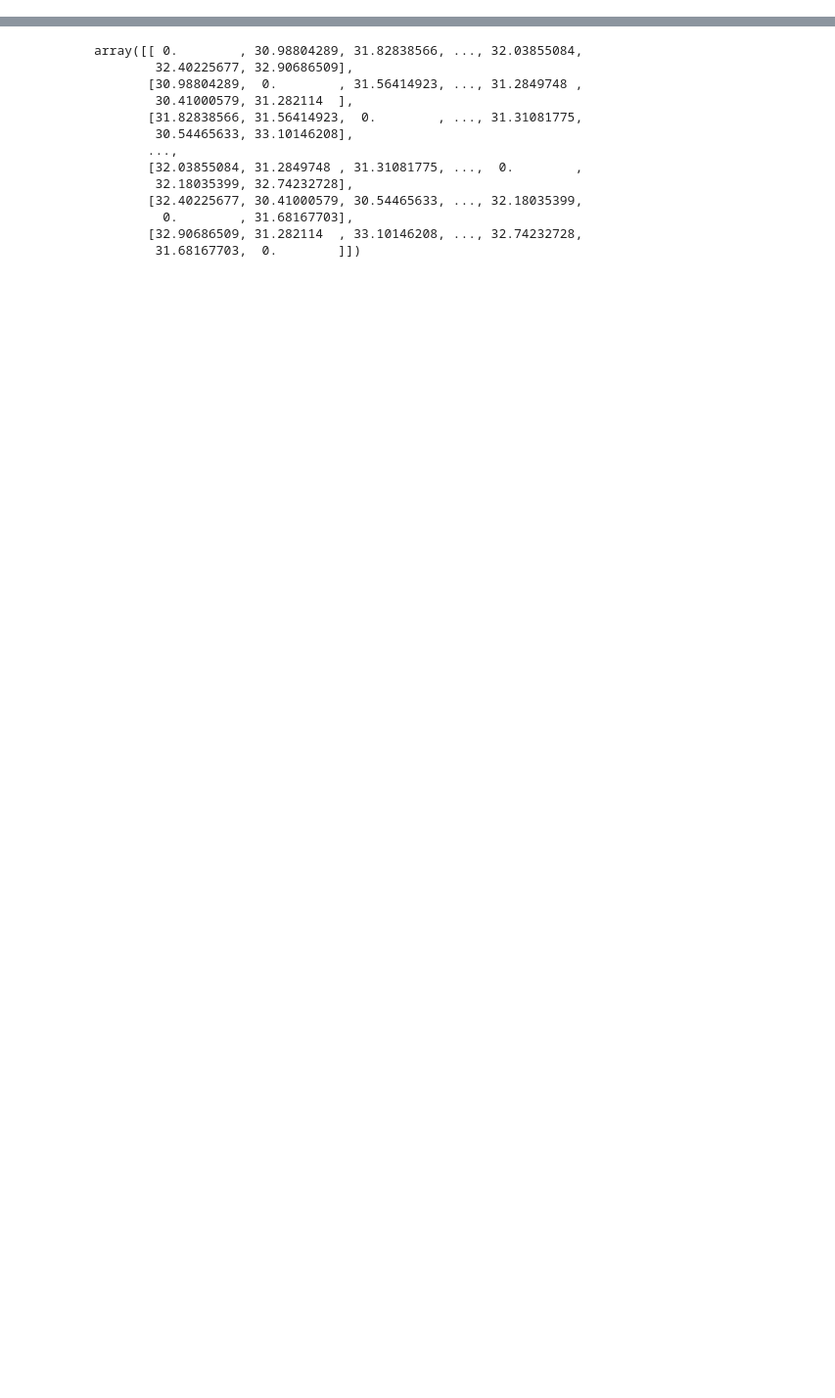
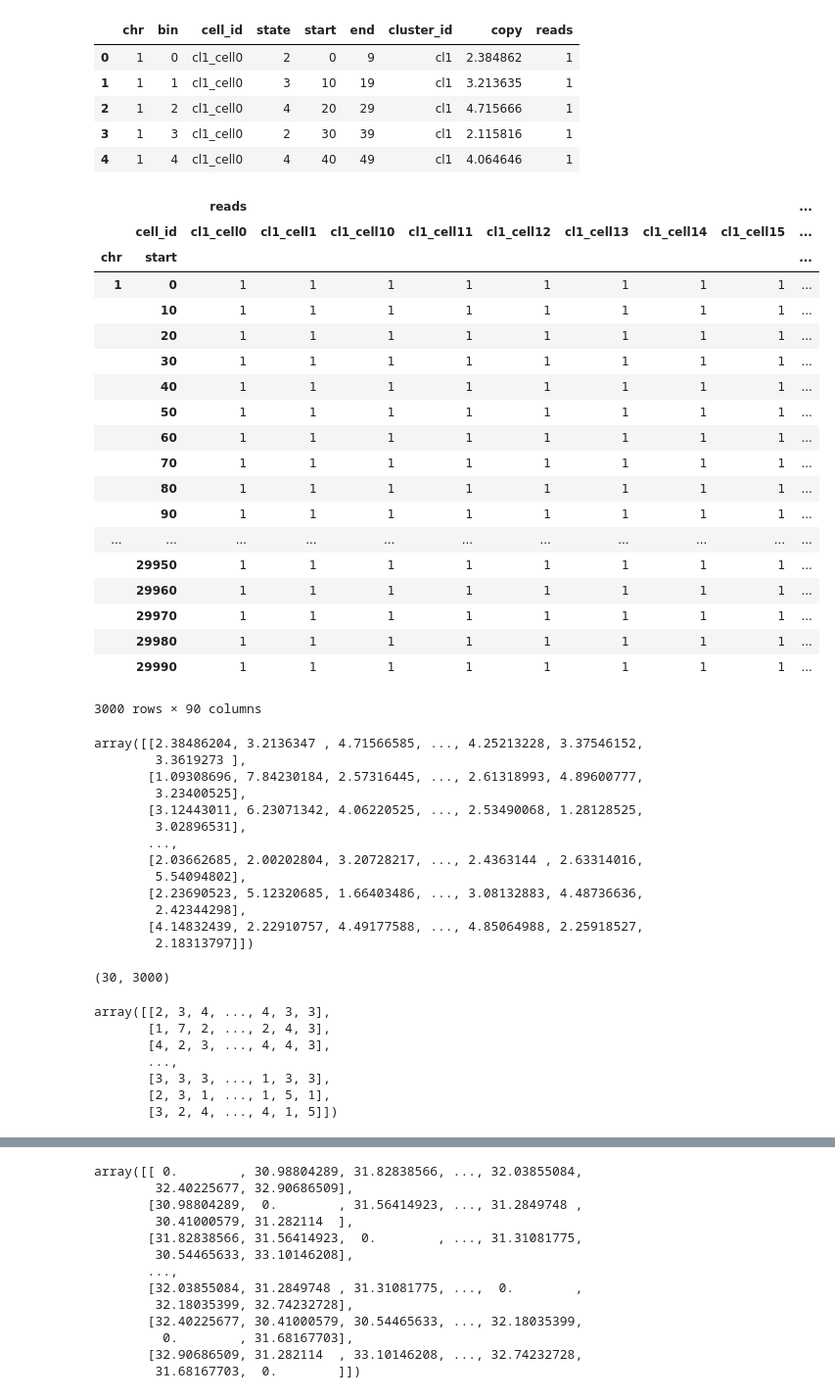
Before and after one commit to shahcompbio/scgenome-deprecated, a Jupyter notebook: notebooks/scratch.ipynb, the cells around one changed output, grey strips where cells are left out. Shown at 98% size. Drawn from its saved outputs; the diff is of its cells as text; code cells hidden in the pictures; blank space fills up the shorter version.

```diff
--- a/notebooks/scratch.ipynb
+++ b/notebooks/scratch.ipynb
@@ -85,0 +81,80 @@ sum((cn_mat[0,:] - cn_mat[1,:])**2)**0.5
+# %%
+cn_data["reads"] = 1
+display(cn_data.head())
+
+def conv(cn_data, index_ids = ["chr","start","cell_id"], value_ids=["reads","state","copy"]):
+    matrix_data = (
+        cn_data.set_index(index_ids)[value_ids]
+            .unstack(level=2, fill_value=0.))
+    copy = matrix_data["copy"].values
+    measurement = copy.T
+
+    cell_ids = matrix_data["copy"].columns
+    return matrix_data, measurement, cell_ids
+
+def cn_data_to_mat_data_ids(cn_data, data_id=CN_DATA_ID, cell_id=CELL_ID,
+                            index_ids=INDEX_IDS, value_ids=VALUE_IDS):
+    matrix_data = (
+        cn_data.set_index(index_ids)[value_ids]
+            .unstack(level=2, fill_value=0.))
+    copy = matrix_data[data_id].values
+    measurement = copy.T
+
+    cell_ids = matrix_data.columns.to_frame().loc[data_id][cell_id]
+    return matrix_data, measurement, cell_ids
+
+res = conv(cn_data)
+display(res[0])
+display(res[1])
+display(res[1].shape)
+display(cn_mat)
+display(res[2])
+display(res[2].shape)
+# %% [output]
+|  | chr | bin | cell_id | state | start | end | cluster_id | copy | reads |
+| 0 | 1 | 0 | cl1_cell0 | 2 | 0 | 9 | cl1 | 2.384862 | 1 |
+| 1 | 1 | 1 | cl1_cell0 | 3 | 10 | 19 | cl1 | 3.213635 | 1 |
+| 2 | 1 | 2 | cl1_cell0 | 4 | 20 | 29 | cl1 | 4.715666 | 1 |
+| 3 | 1 | 3 | cl1_cell0 | 2 | 30 | 39 | cl1 | 2.115816 | 1 |
+| 4 | 1 | 4 | cl1_cell0 | 4 | 40 | 49 | cl1 | 4.064646 | 1 |
+|  |  | reads |  |  |  |  |  |  |  | ... |
+|  | cell_id | cl1_cell0 | cl1_cell1 | cl1_cell10 | cl1_cell11 | cl1_cell12 | cl1_cell13 | cl1_cell14 | cl1_cell15 | ... |
+| chr | start |  |  |  |  |  |  |  |  | ... |
+| 1 | 0 | 1 | 1 | 1 | 1 | 1 | 1 | 1 | 1 | ... |
+|  | 10 | 1 | 1 | 1 | 1 | 1 | 1 | 1 | 1 | ... |
+|  | 20 | 1 | 1 | 1 | 1 | 1 | 1 | 1 | 1 | ... |
+|  | 30 | 1 | 1 | 1 | 1 | 1 | 1 | 1 | 1 | ... |
+|  | 40 | 1 | 1 | 1 | 1 | 1 | 1 | 1 | 1 | ... |
+|  | 50 | 1 | 1 | 1 | 1 | 1 | 1 | 1 | 1 | ... |
+|  | 60 | 1 | 1 | 1 | 1 | 1 | 1 | 1 | 1 | ... |
+|  | 70 | 1 | 1 | 1 | 1 | 1 | 1 | 1 | 1 | ... |
+|  | 80 | 1 | 1 | 1 | 1 | 1 | 1 | 1 | 1 | ... |
+|  | 90 | 1 | 1 | 1 | 1 | 1 | 1 | 1 | 1 | ... |
+| ... | ... | ... | ... | ... | ... | ... | ... | ... | ... | ... |
+|  | 29950 | 1 | 1 | 1 | 1 | 1 | 1 | 1 | 1 | ... |
+|  | 29960 | 1 | 1 | 1 | 1 | 1 | 1 | 1 | 1 | ... |
+|  | 29970 | 1 | 1 | 1 | 1 | 1 | 1 | 1 | 1 | ... |
+|  | 29980 | 1 | 1 | 1 | 1 | 1 | 1 | 1 | 1 | ... |
+|  | 29990 | 1 | 1 | 1 | 1 | 1 | 1 | 1 | 1 | ... |
+3000 rows × 90 columns
+array([[2.38486204, 3.2136347 , 4.71566585, ..., 4.25213228, 3.37546152,
+        3.3619273 ],
+       [1.09308696, 7.84230184, 2.57316445, ..., 2.61318993, 4.89600777,
+        3.23400525],
+       [3.12443011, 6.23071342, 4.06220525, ..., 2.53490068, 1.28128525,
+        3.02896531],
+       ...,
+       [2.03662685, 2.00202804, 3.20728217, ..., 2.4363144 , 2.63314016,
+        5.54094802],
+       [2.23690523, 5.12320685, 1.66403486, ..., 3.08132883, 4.48736636,
+        2.42344298],
+       [4.14832439, 2.22910757, 4.49177588, ..., 4.85064988, 2.25918527,
+        2.18313797]])
+(30, 3000)
+array([[2, 3, 4, ..., 4, 3, 3],
+       [1, 7, 2, ..., 2, 4, 3],
+       [4, 2, 3, ..., 4, 4, 3],
+       ...,
+       [3, 3, 3, ..., 1, 3, 3],
+       [2, 3, 1, ..., 1, 5, 1],
+       [3, 2, 4, ..., 4, 1, 5]])
```
Also changed, not shown: parts of 4 cells of this notebook, 8 other files.
